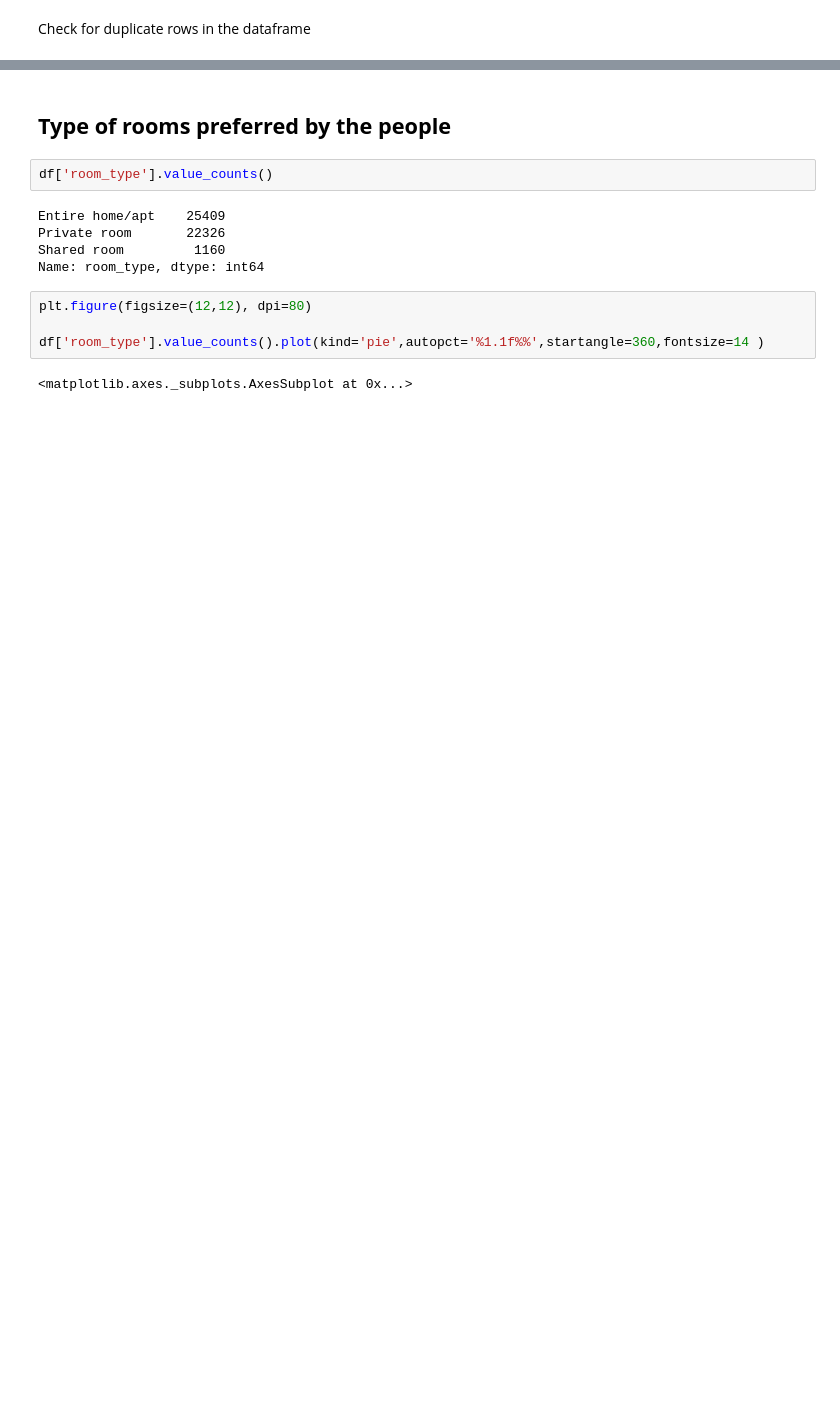
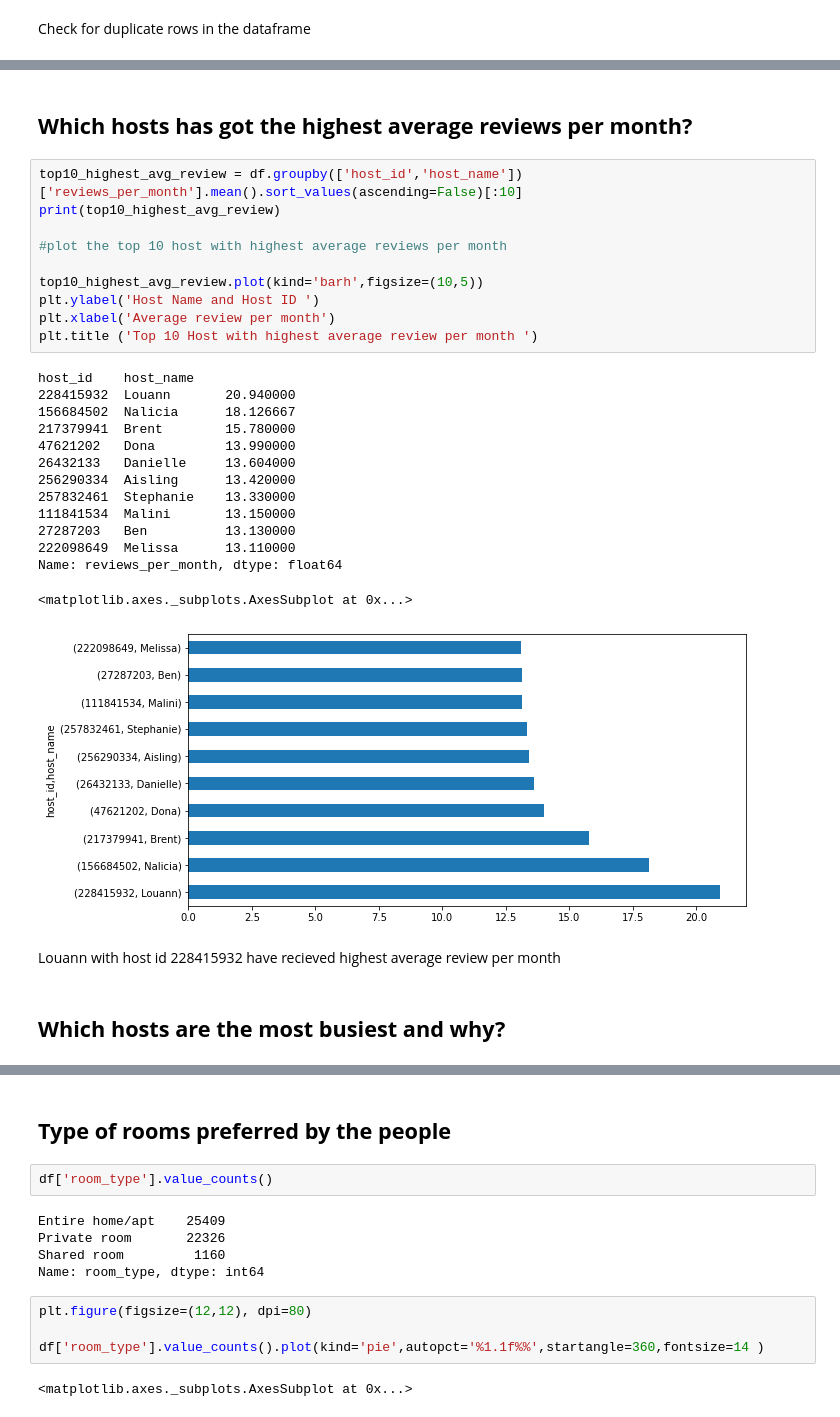
Before and after one commit to mkundhal/Airbnb-Bookings-Analysis---Capstone-Project, a Jupyter notebook: Mandeep_Airbnb_Bookings_Analysis_Capstone_Project.ipynb, the cells around one changed output, grey strips where cells are left out. Cells and saved outputs as stored; diff of their text form; blank space fills up the shorter version.

```diff
--- a/Mandeep_Airbnb_Bookings_Analysis_Capstone_Project.ipynb
+++ b/Mandeep_Airbnb_Bookings_Analysis_Capstone_Project.ipynb
@@ -247,0 +251,31 @@ df.host_id.value_counts().iloc[:5].plot(kind='barh')
+# %% [markdown]
+## **Which hosts has got the highest average reviews per month?**
+# %%
+top10_highest_avg_review = df.groupby(['host_id','host_name'])['reviews_per_month'].mean().sort_values(ascending=False)[:10]
+print(top10_highest_avg_review)
+
+#plot the top 10 host with highest average reviews per month
+
+top10_highest_avg_review.plot(kind='barh',figsize=(10,5))
+plt.ylabel('Host Name and Host ID ')
+plt.xlabel('Average review per month')
+plt.title ('Top 10 Host with highest average review per month ')
+# %% [output]
+host_id    host_name
+228415932  Louann       20.940000
+156684502  Nalicia      18.126667
+217379941  Brent        15.780000
+47621202   Dona         13.990000
+26432133   Danielle     13.604000
+256290334  Aisling      13.420000
+257832461  Stephanie    13.330000
+111841534  Malini       13.150000
+27287203   Ben          13.130000
+222098649  Melissa      13.110000
+Name: reviews_per_month, dtype: float64
+<matplotlib.axes._subplots.AxesSubplot at 0x...>
+[figure, added]
+# %% [markdown]
+Louann with host id 228415932 have recieved highest average review per month
+# %% [markdown]
+## **Which hosts are the most busiest and why?**
```
Also changed, not shown: parts of 17 cells of this notebook.
